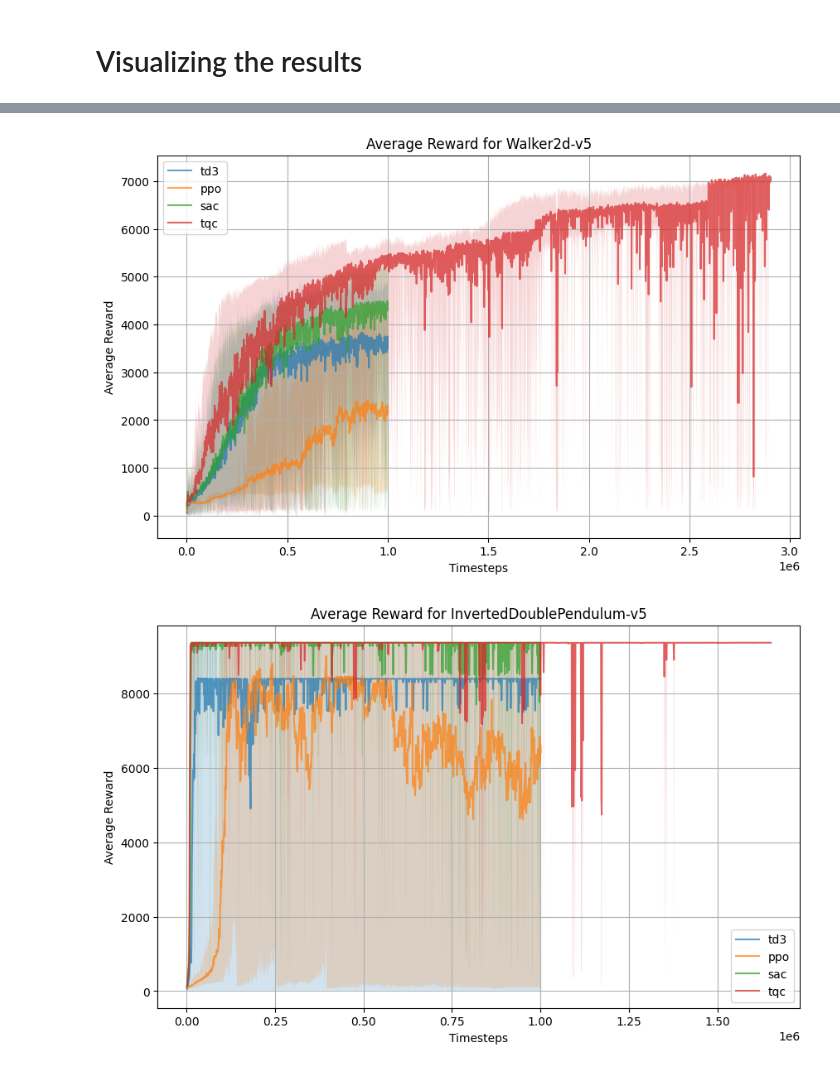
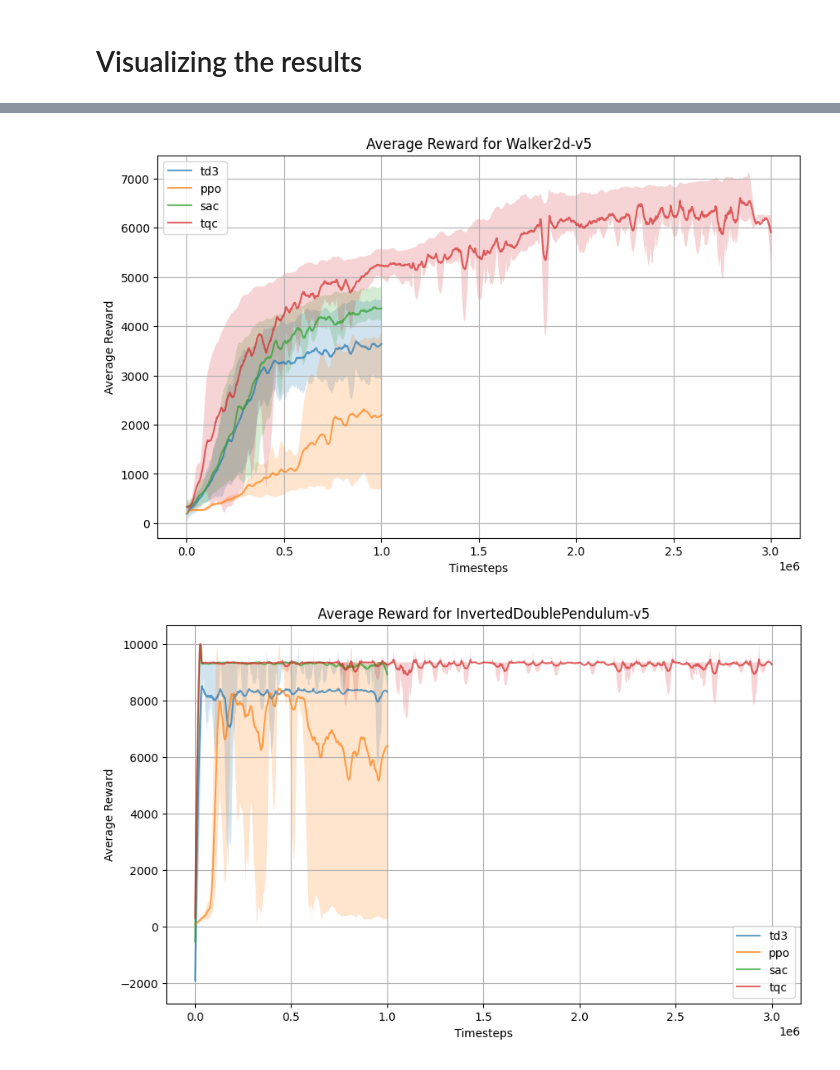
Before and after one commit to 1jamesthompson1/AIML440_code, a Jupyter notebook: running_baseline_experiments/results.ipynb, the cells around one changed output, grey strips where cells are left out. Saved outputs shown, nothing was run; the diff lists cells and outputs as text; code cells hidden in the pictures.

```diff
--- a/running_baseline_experiments/results.ipynb
+++ b/running_baseline_experiments/results.ipynb
@@ -31,6 +32,8 @@ trad_algos = [
 
 sota_algos = [
     "4677441_tqc_3mil_test", # 3 million time steps using authors original pytorch code and hyperparameters
+    "4677444_redq_1mil" # 1 milliion timesteps using authors original pytorch code and hyperparameters
+
 ]
 
 grid_output_dir = "/home/thompsjame1/grid-output"
@@ -188,9 +358,9 @@ array([[ 994.002296,  992.628523,  995.069539,  988.233112,  988.825222,
 df_grouped["mean_rewards"] = df_grouped["rewards"].apply(lambda x: np.mean(x))
 df_grouped["max_rewards"] = df_grouped["rewards"].apply(lambda x: np.max(x))
 df_grouped["min_rewards"] = df_grouped["rewards"].apply(lambda x: np.min(x))
-ci = 0.667
-df_grouped['upper_ci'] = df_grouped['rewards'].apply(lambda x: np.percentile(x, 100 - ci))
-df_grouped['lower_ci'] = df_grouped['rewards'].apply(lambda x: np.percentile(x, ci))
+ci = 85
+df_grouped['upper_ci'] = df_grouped['rewards'].apply(lambda x: np.percentile(x, ci))
+df_grouped['lower_ci'] = df_grouped['rewards'].apply(lambda x: np.percentile(x, 100-ci))
 df_grouped
 # %% [output]
 |  | model | env | timesteps | rewards | mean_rewards | max_rewards | min_rewards | upper_ci | lower_ci |
@@ -213,28 +481,30 @@ seeds = df['seed'].unique()
 # %%
 import matplotlib.pyplot as plt
+def plot(df):
+    for env in envs:
+        plt.figure(figsize=(10, 6))
+        for model in models:
+            df_plot = df[(df['model'] == model) & (df['env'] == env)]
+            if df_plot.empty:
+                continue
 
-for env in envs:
-    plt.figure(figsize=(10, 6))
-    for model in models:
-        df_plot = df_grouped[(df_grouped['model'] == model) & (df_grouped['env'] == env)]
-        if df_plot.empty:
-            continue
+            # Plot the mean rewards as a line
+            plt.plot(df_plot['timesteps'], df_plot['smoothed_mean_rewards'], label=model, alpha=0.7)
 
-        # Plot the mean rewards as a line
-        plt.plot(df_plot['timesteps'], df_plot['mean_rewards'], label=model, alpha=0.7)
+            # Fill between the min and max rewards to create the shaded area
+            plt.fill_between(
+                df_plot['timesteps'],
+                df_plot["smoothed_upper_ci"],
+                df_plot["smoothed_lower_ci"],
+                alpha=0.2
+            )
 
-        # Fill between the min and max rewards to create the shaded area
-        plt.fill_between(
-            df_plot['timesteps'],
-            df_plot["upper_ci"],
-            df_plot["lower_ci"],
-            alpha=0.2
-        )
+        plt.title(f'Average Reward for {env}')
+        plt.xlabel('Timesteps')
+        plt.ylabel('Average Reward')
+        plt.legend()
+        plt.grid(True)
+        plt.show()
 
-    plt.title(f'Average Reward for {env}')
-    plt.xlabel('Timesteps')
-    plt.ylabel('Average Reward')
-    plt.legend()
-    plt.grid(True)
-    plt.show()
+plot(df_smoothed)
 # %% [output]
@@ -245,2 +515,2 @@ for env in envs:
-[figure, old version]
+[figure, new version]
-[figure, old version]
+[figure, new version]
```
Also changed, not shown: parts of 21 cells of this notebook, 6 other files.
